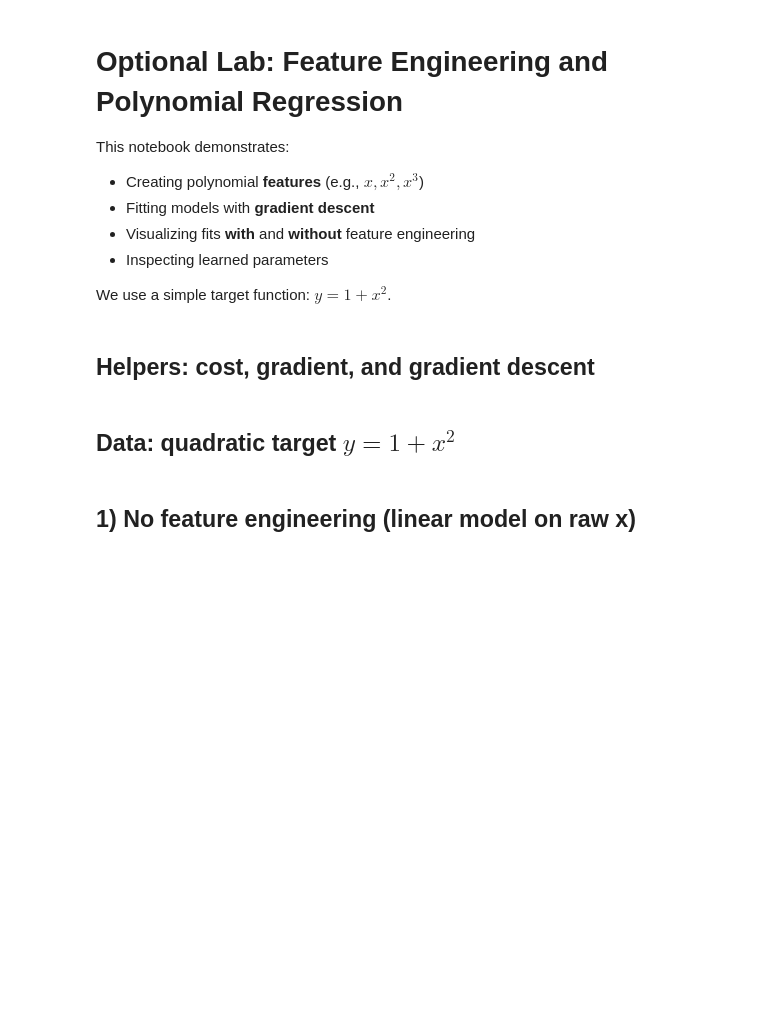
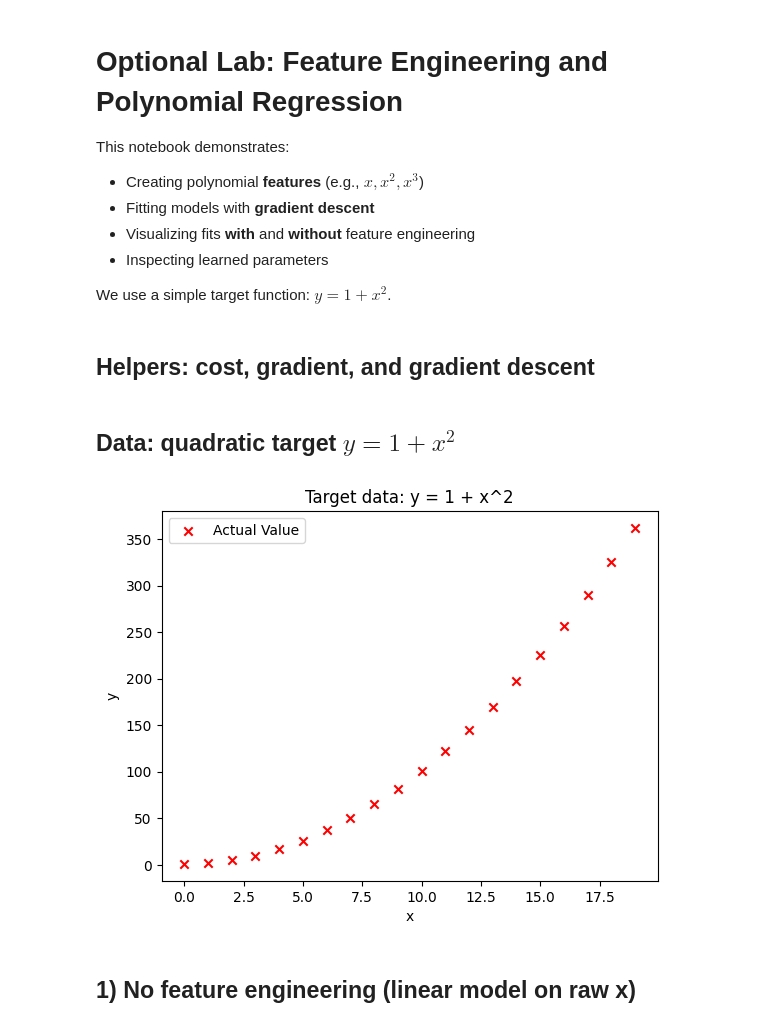
Before and after one commit to asupraja3/ml-ng-notebooks, a Jupyter notebook: FeatureEngineering_and_PolynomialRegression.ipynb, the cells around one changed output. Saved outputs shown, nothing was run; the diff lists cells and outputs as text; code cells hidden in the pictures; blank space fills up the shorter version.

```diff
--- a/FeatureEngineering_and_PolynomialRegression.ipynb
+++ b/FeatureEngineering_and_PolynomialRegression.ipynb
@@ -54,15 +103,23 @@ def gradient_descent(X, y, w_init=None, b_init=0.0, alpha=1e-2, iters=1000, trac
 # %% [markdown]
 ## Data: quadratic target $y = 1 + x^2$
 # %%
+# Create target data
+x = np.arange(0, 20, 1, dtype=float)   # Generate values from 0 to 19 with step 1 (float type)
+y = 1 + x**2                           # Compute target y values using the quadratic formula y = 1 + x^2
 
-# Create target data
-x = np.arange(0, 20, 1, dtype=float)
-y = 1 + x**2
-x_lin = x.reshape(-1, 1)  # column vector for linear feature
+# Reshape x into a column vector (n_samples x 1) for use in ML models
+# (20, 1): to make it into a 2D array with 1 feature
+x_lin = x.reshape(-1, 1)               # "-1" infers the number of rows automatically
 
-plt.scatter(x, y, marker='x', c='r', label="Actual Value")
-plt.title("Target data: y = 1 + x^2")
-plt.xlabel("x"); plt.ylabel("y"); plt.legend(); plt.show()
+# Plot the data
+plt.scatter(x, y, marker='x', c='r', label="Actual Value")  # Red 'x' markers for data points
+plt.title("Target data: y = 1 + x^2")                       # Title for plot
+plt.xlabel("x")                                             # X-axis label
+plt.ylabel("y")                                             # Y-axis label
+plt.legend()                                                 # Show legend for clarity
+plt.show()                                                   # Display the plot
+# %% [output]
+[figure, added]
 # %% [markdown]
 ## 1) No feature engineering (linear model on raw x)
 # %%
```
Also changed, not shown: parts of 6 cells of this notebook.
